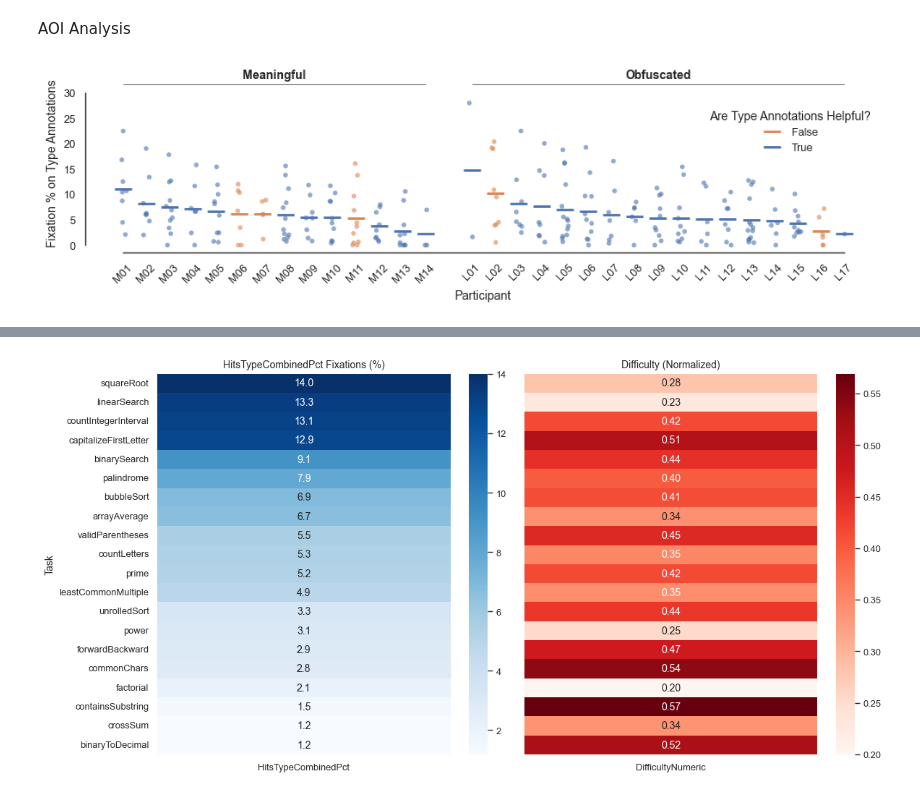
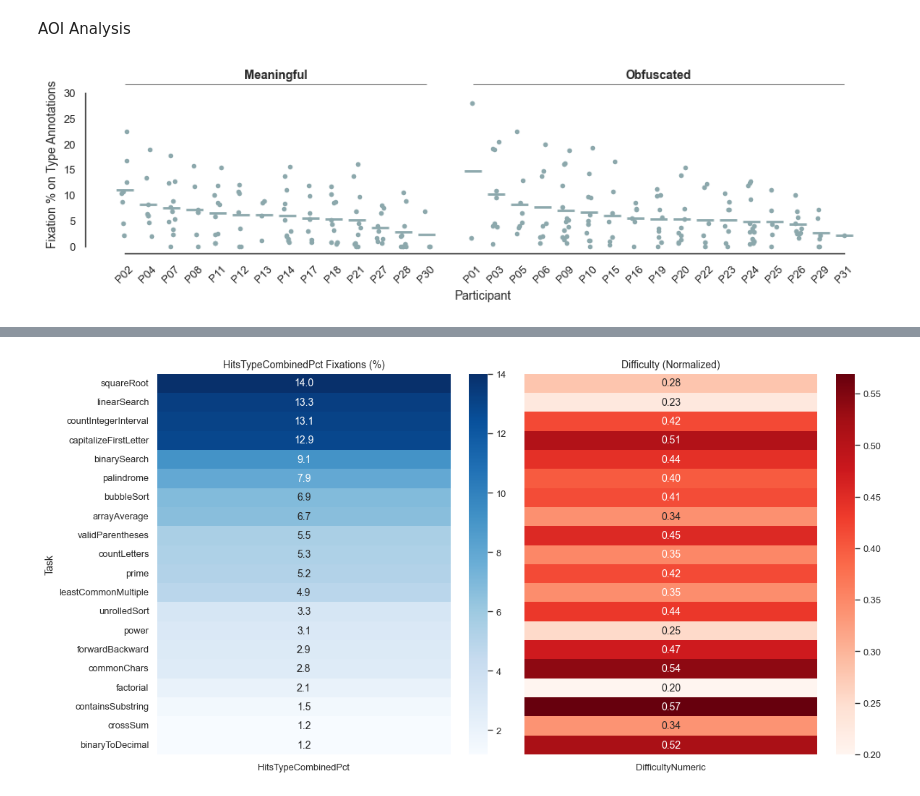
Before and after one commit to brains-on-code/effect-of-type-annotations, a Jupyter notebook: Data Analysis/mainAnalysis new none removed.ipynb, the cells around one changed output, grey strips where cells are left out. Drawn from its saved outputs; the diff is of its cells as text; code cells hidden in the pictures.

```diff
--- a/Data Analysis/mainAnalysis new none removed.ipynb
+++ b/Data Analysis/mainAnalysis new none removed.ipynb
@@ -402,7 +404,7 @@ Read in all subjective feelings to merge it later on into the personal informati
 # %%
 for i in range(0, len(participants)):
     try:
-        df_to_add = pd.read_csv(f'./AllParticipants/{participants[i]}/{participants[i]} Post-Questionnaire.csv',
+        df_to_add = pd.read_csv(f'./data/{participants[i]}/{participants[i]} Post-Questionnaire.csv',
                                 sep=';')
         df_to_add['ID'] = participants[i]
         df_subjective_feelings = pd.concat([df_subjective_feelings, df_to_add], ignore_index=True)
@@ -465,7 +467,8 @@ df_personal_information
 Merging the subjective feelings into the personal information
 # %%
 # merge personal information and the subjective feelings
-df_personal_information = pd.merge(df_personal_information, df_subjective_feelings, how='left', left_on=['ID'], right_on=['ID'])
+df_personal_information = pd.merge(df_personal_information, df_subjective_feelings, how='left', left_on=['ID'],
+                                   right_on=['ID'])
 # %% [markdown]
 ### Cleaning of the personal information
 
@@ -554,7 +559,7 @@ for i in range(0, len(participants)):
     # check if the participant has finished all snippets and read in the results data
     try:
         df_to_add: DataFrame = pd.read_csv(
-            f'./AllParticipants/{participants[i]}/Trial_{participants[i]}/ResultsOverall_{participants[i]}.csv',
+            f'./data/{participants[i]}/Trial_{participants[i]}/ResultsOverall_{participants[i]}.csv',
             sep=';').assign(ID=participants[i])
 
         if df_to_add['Answer_Out'].isnull().values.any():
@@ -573,7 +578,7 @@ for i in range(0, len(participants)):
 
 # now get the values from the eyetracking and merge it into the dataframe
 # TODO: this file does not yet exist, create it first
-df_eye_tracking_metrics: DataFrame = pd.read_csv(f'./eyetracking/output/AOI/Metrics_Data_for_Anova.csv', sep=';')
+df_eye_tracking_metrics: DataFrame = pd.read_csv(f'./output/AOI/Metrics_Data_for_Anova.csv', sep=';')
 df_results_overall['SubjectID'] = df_results_overall['SubjectID'].apply(lambda x: x[:8])
 df_results_overall = pd.merge(df_results_overall, df_eye_tracking_metrics, how='left', left_on=['SubjectID', 'Task'],
                               right_on=['Participant', 'Snippet'])
@@ -666,7 +673,8 @@ Number of obfuscated runs with eye tracking data: 20
 # %% [markdown]
 Now merge `df_results_overall` and `df_difficulty_rating` and also merge `personal_information` and the `Meaningful` columns of `df_results_overall`.
 # %%
-df_results_overall = pd.merge(df_results_overall, df_difficulty_rating, how='left', left_on=['ID', 'Task'], right_on=['ID', 'Task'])
+df_results_overall = pd.merge(df_results_overall, df_difficulty_rating, how='left', left_on=['ID', 'Task'],
+                              right_on=['ID', 'Task'])
 # %% [markdown]
 #### Computations for Correctness and Time
 
@@ -1188,23 +1206,24 @@ df_plot = df_type.copy()
 unique_ids = mean_order.tolist()
 
 label_map = {}
-m_count = 1
-l_count = 1
+m_labels = []
+l_labels = []
+count = 1
 for uid in unique_ids:
     is_meaningful = df_plot.loc[df_plot['ID'] == uid, 'Meaningful'].fillna(False).any()
     if is_meaningful:
-        label_map[uid] = f"M{m_count:02d}"
-        m_count += 1
+        label_map[uid] = f"P{count:02d}"
+        m_labels.append(f"P{count:02d}")
+        count += 1
     else:
-        label_map[uid] = f"L{l_count:02d}"
-        l_count += 1
+        label_map[uid] = f"P{count:02d}"
+        l_labels.append(f"P{count:02d}")
+        count += 1
 
 # add PlotID column and build order for plotting
 df_plot['ID'] = df_plot['ID'].map(label_map)
 
 # prepare order with a separator between M and L
-m_labels = [label_map[uid] for uid in unique_ids if label_map[uid].startswith('M')]
-l_labels = [label_map[uid] for uid in unique_ids if label_map[uid].startswith('L')]
 sep_label = ''  # empty string used as separator (will produce a tick but no data)
 plot_order = m_labels + [sep_label] + l_labels
 
@@ -1228,21 +1247,23 @@ df_counts = df_plot_with_sep.copy()
 sns.set_style('white')
 sns.set_context('paper', font_scale=1.05)
 
-palette = {1.0: '#4C72B0', 0.0: '#DD8452'}
+
+#palette = {1.0: '#96a3a6', 0.0: '#aaa97a'}
 
 fig, ax = plt.subplots(figsize=(10, 3))
 
-# point estimates
+# point estimates use color c9d3d6 for all points
 sns.pointplot(
     data=df_plot,
     x='ID',
     y='HitsTypeCombinedPct',
-    hue='TAComprehension',
+    color='#8CA8AC',
+    #hue='TAComprehension',
     order=plot_order,
     dodge=0,
     linestyle='none',
     errorbar=None,
-    palette=palette,
+    #palette=palette,
     markers='_',
     markersize=15,
     markeredgewidth=2,
@@ -1254,13 +1275,13 @@ sns.stripplot(
     data=df_plot,
     x='ID',
     y='HitsTypeCombinedPct',
-    hue='TAComprehension',
+    color='#8CA8AC',
+    #hue='TAComprehension',
     order=plot_order,
     dodge=False,
     jitter=0.15,
     size=4,
-    alpha=0.6,
-    palette=palette,
+    #palette=palette,
     linewidth=0,
     ax=ax
 )
@@ -1273,6 +1294,9 @@ for h, l in zip(handles, labels):
     if l not in unique:
         unique[l] = h
 ax.legend(unique.values(), unique.keys(), title='Are Type Annotations Helpful?', frameon=False, loc='upper right', fontsize=9, bbox_to_anchor=(1, 0.85))
+
+# no legend
+ax.get_legend().remove()
 
 # Add group labels above each participant group (aligned)
 # Current y-axis limits
@@ -1284,34 +1308,35 @@ line_y = ymax * 1.08
 
 # Compute exact start/end indices for groups
 m_start = 0
 m_end = len(m_labels) - 1
 l_start = len(m_labels) + 1  # skip separator tick
 l_end = l_start + len(l_labels) - 1
 
 # Compute group centers for label placement
 m_center = (m_start + m_end) / 2
 l_center = (l_start + l_end) / 2
 
 # Add text labels
 ax.text(m_center, label_y, 'Meaningful',
         ha='center', va='bottom', fontsize=10, fontweight='bold')
 ax.text(l_center, label_y, 'Obfuscated',
         ha='center', va='bottom', fontsize=10, fontweight='bold')
 
 # Add horizontal lines
 ax.hlines(line_y, m_start, m_end, color='gray', lw=0.8)
 ax.hlines(line_y, l_start, l_end, color='gray', lw=0.8)
 
 ax.set_ylim(ymin, ymax * 1.15)
 
 # aesthetics for publication
 ax.set_xlabel('Participant')
 ax.set_ylabel('Fixation % on Type Annotations')
 plt.xticks(rotation=45)
 sns.despine(trim=True)
 plt.tight_layout()
+plt.savefig('output/FixationsOnTypePart.pdf', dpi=300, bbox_inches='tight')
 # %% [output]
-[figure, old version]
+[figure, new version]
 # %%
 task_order = (
     df_type.groupby('Task')['HitsTypeCombinedPct']
```
Also changed, not shown: parts of 17 cells of this notebook, 2 other files.
